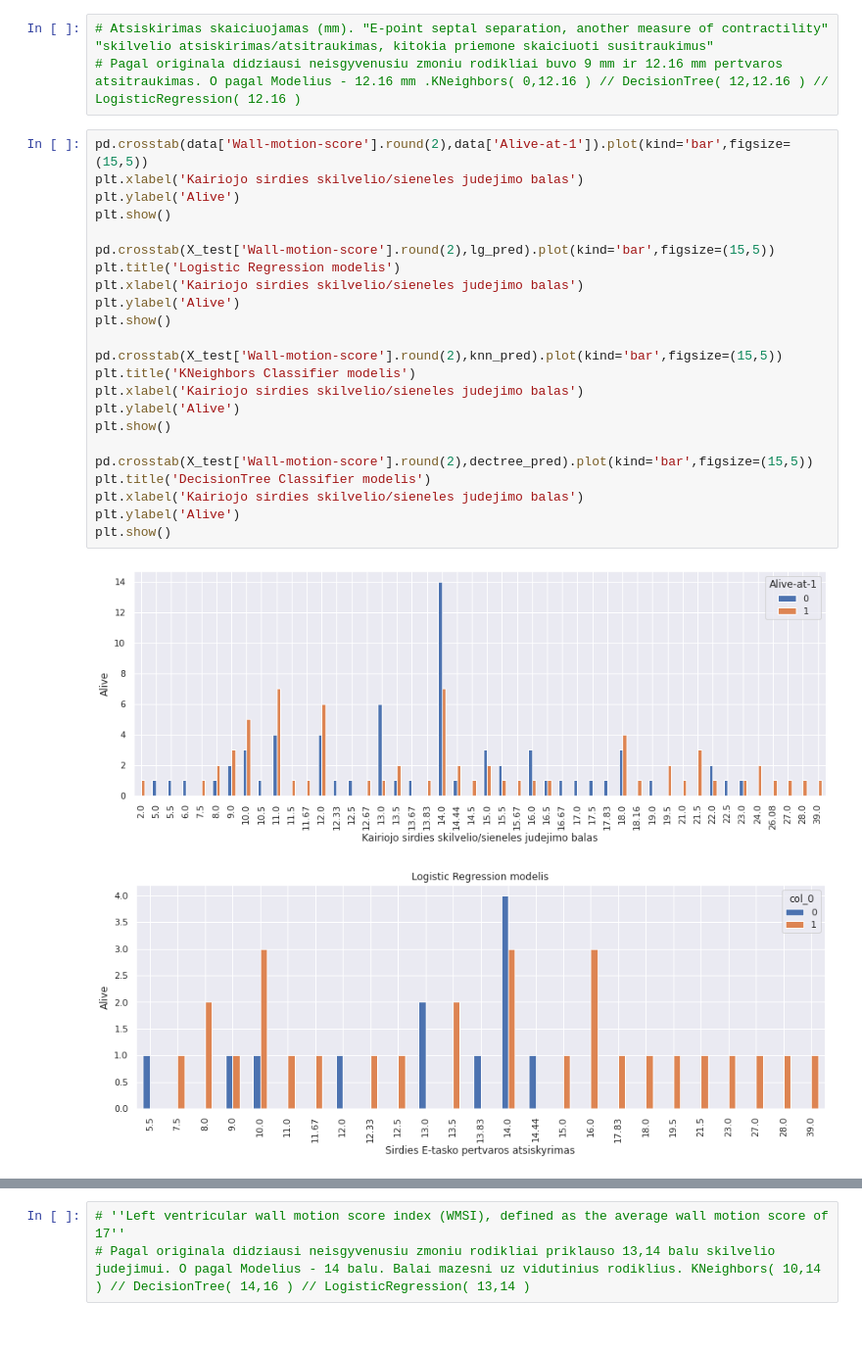
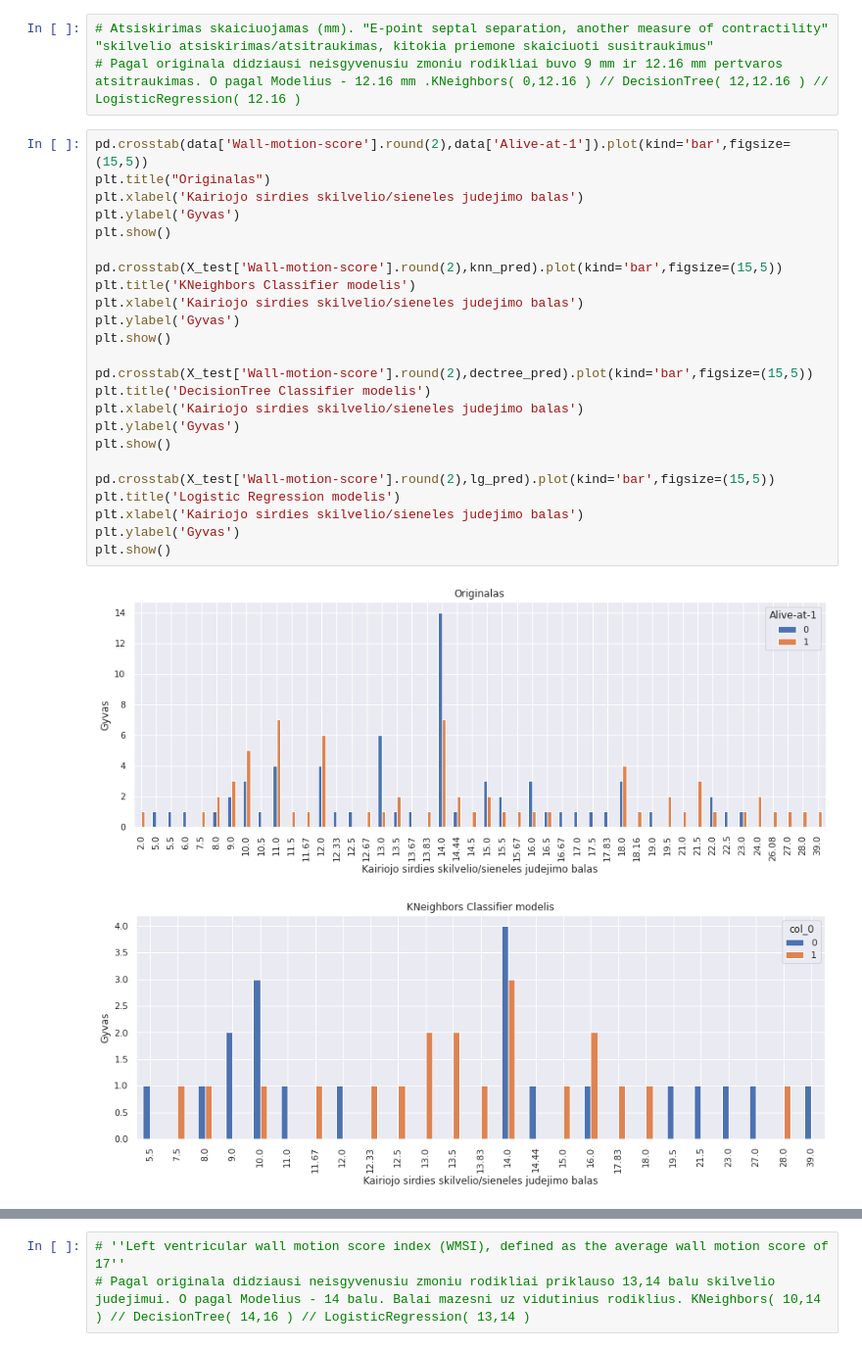
Before and after one commit to KarolisBarzdzius/Api, a Jupyter notebook: Pristat.ipynb, the cells around one changed output, grey strips where cells are left out. Shown at 98% size. Cells and saved outputs as stored; diff of their text form.

```diff
--- a/Pristat.ipynb
+++ b/Pristat.ipynb
@@ -396,27 +396,28 @@ plt.show()
 # Pagal originala didziausi neisgyvenusiu zmoniu rodikliai buvo 9 mm ir 12.16 mm pertvaros atsitraukimas. O pagal Modelius - 12.16 mm .KNeighbors( 0,12.16 ) // DecisionTree( 12,12.16 ) // LogisticRegression( 12.16 )
 # %%
 pd.crosstab(data['Wall-motion-score'].round(2),data['Alive-at-1']).plot(kind='bar',figsize=(15,5))
+plt.title("Originalas")
 plt.xlabel('Kairiojo sirdies skilvelio/sieneles judejimo balas')
-plt.ylabel('Alive')
+plt.ylabel('Gyvas')
+plt.show()
+
+pd.crosstab(X_test['Wall-motion-score'].round(2),knn_pred).plot(kind='bar',figsize=(15,5))
+plt.title('KNeighbors Classifier modelis')
+plt.xlabel('Kairiojo sirdies skilvelio/sieneles judejimo balas')
+plt.ylabel('Gyvas')
+plt.show()
+
+pd.crosstab(X_test['Wall-motion-score'].round(2),dectree_pred).plot(kind='bar',figsize=(15,5))
+plt.title('DecisionTree Classifier modelis')
+plt.xlabel('Kairiojo sirdies skilvelio/sieneles judejimo balas')
+plt.ylabel('Gyvas')
 plt.show()
 
 pd.crosstab(X_test['Wall-motion-score'].round(2),lg_pred).plot(kind='bar',figsize=(15,5))
 plt.title('Logistic Regression modelis')
 plt.xlabel('Kairiojo sirdies skilvelio/sieneles judejimo balas')
-plt.ylabel('Alive')
+plt.ylabel('Gyvas')
 plt.show()
-
-pd.crosstab(X_test['Wall-motion-score'].round(2),knn_pred).plot(kind='bar',figsize=(15,5))
-plt.title('KNeighbors Classifier modelis')
-plt.xlabel('Kairiojo sirdies skilvelio/sieneles judejimo balas')
-plt.ylabel('Alive')
-plt.show()
-
-pd.crosstab(X_test['Wall-motion-score'].round(2),dectree_pred).plot(kind='bar',figsize=(15,5))
-plt.title('DecisionTree Classifier modelis')
-plt.xlabel('Kairiojo sirdies skilvelio/sieneles judejimo balas')
-plt.ylabel('Alive')
-plt.show()
 # %% [output]
-[figure, old version]
+[figure, new version]
-[figure, old version]
+[figure, new version]
```
Also changed, not shown: parts of 18 cells of this notebook.
